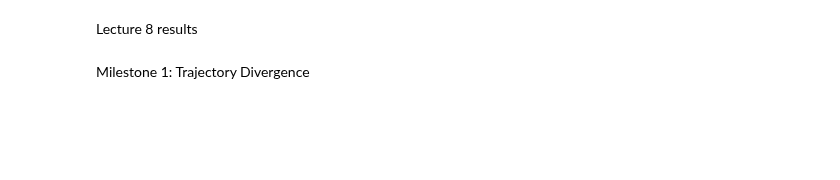
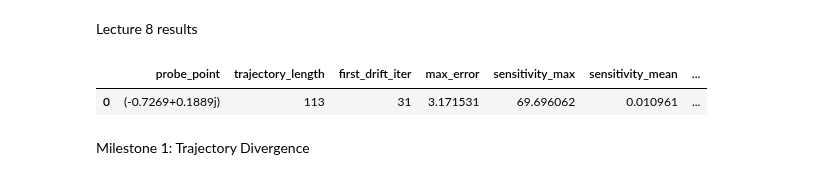
Before and after one commit to Morten-Tejlmand/numerical_scientific_computing, a Jupyter notebook: mini3.ipynb, the cells around one changed output. Drawn from its saved outputs; the diff is of its cells as text; code cells hidden in the pictures; blank space fills up the shorter version.

```diff
--- a/mini3.ipynb
+++ b/mini3.ipynb
@@ -3,36 +3,31 @@ Lecture 8 results
 # %%
 from IPython.display import Image, display
 from mandelprot_lecture_8 import (
     run_lecture8_study,
     to_dataframe,
 )
 
 results8 = run_lecture8_study(
     xmin=-2.0,
     xmax=1.0,
     ymin=-1.5,
     ymax=1.5,
     width=800,
     height=800,
     max_iter=256,
     probe_point=-0.7269 + 0.1889j,
     drift_epsilon=1e-6,
     tracker_width=256,
     tracker_height=256,
     tracker_max_iter=120,
 )
 
 df8 = to_dataframe(results8)
 
-print("Probe point:", results8["probe_point"])
-print("Trajectory length:", results8["trajectory_length"])
-print("First drift iteration:", results8["first_drift_iter"])
-print("Max error:", f'{results8["max_error"]:.4e}')
-print("Sensitivity max:", round(results8["sensitivity_max"], 6))
-print("Sensitivity mean:", round(results8["sensitivity_mean"], 6))
-print("Sensitivity map time:", round(results8["sensitivity_time_s"], 4), "s")
-
-display(df8)
+df8
+# %% [output]
+|  | probe_point | trajectory_length | first_drift_iter | max_error | sensitivity_max | sensitivity_mean | ... |
+| 0 | (-0.7269+0.1889j) | 113 | 31 | 3.171531 | 69.696062 | 0.010961 | ... |
 # %% [markdown]
 Milestone 1: Trajectory Divergence
 # %%
```
Also changed, not shown: parts of 19 cells of this notebook, 3 other files.
